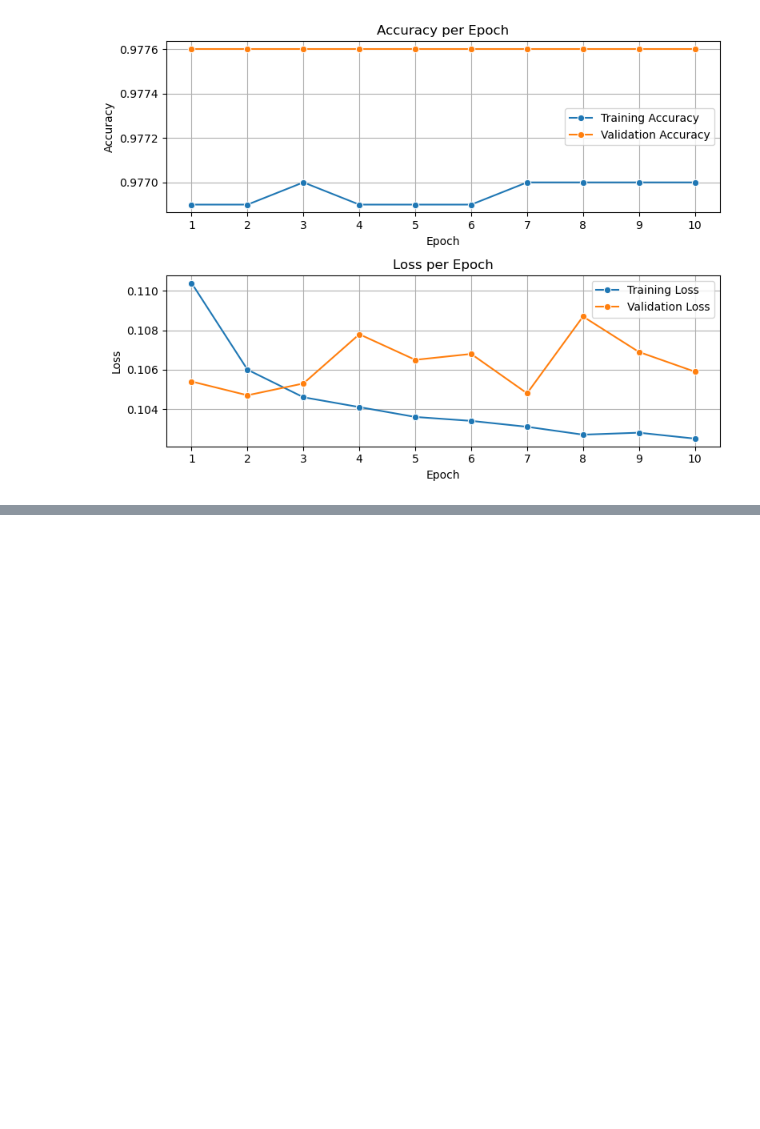
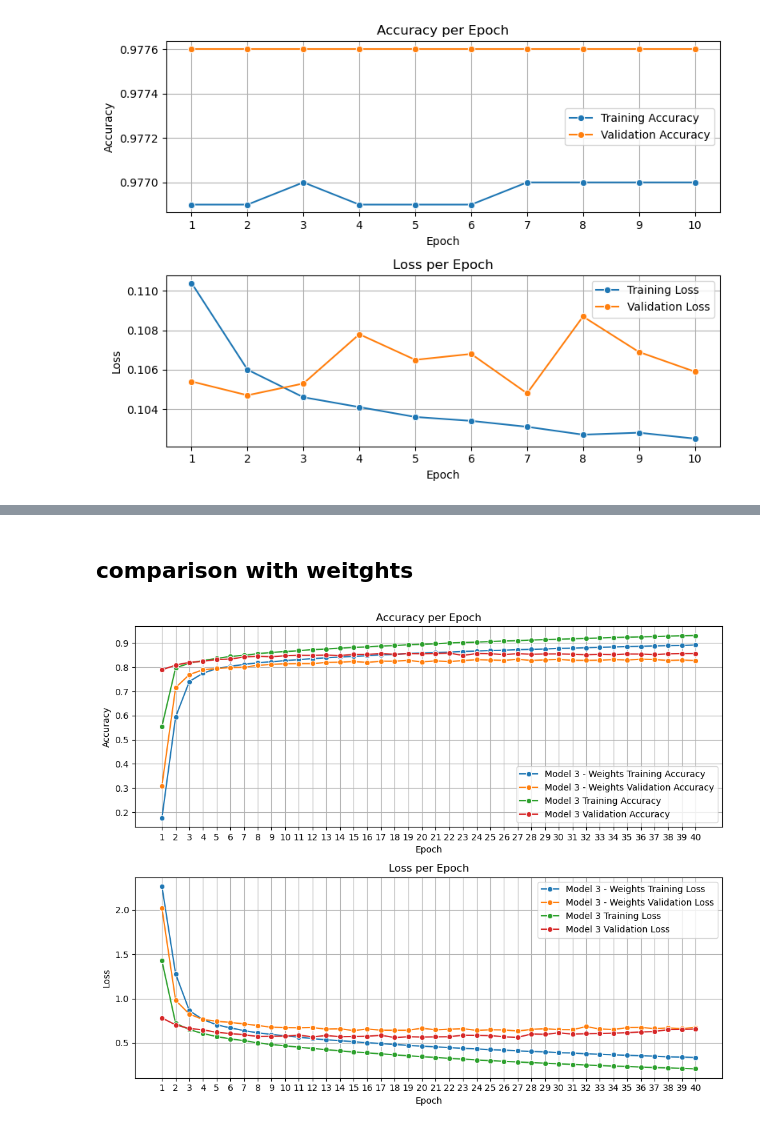
Before and after one commit to ThanAid/Chord-Estimation-Thesis, a Jupyter notebook: notebooks/results.ipynb, the cells around one changed output, grey strips where cells are left out. Saved outputs shown, nothing was run; the diff lists cells and outputs as text; code cells hidden in the pictures; blank space fills up the shorter version.

```diff
--- a/notebooks/results.ipynb
+++ b/notebooks/results.ipynb
@@ -272,0 +346,76 @@ plt.show()
+# %% [markdown]
+## comparison with weitghts
+# %%
+# Model 3 - Root (New accuracy and loss data)
+train_loss_model3 = [1.4262, 0.7221, 0.6504, 0.6063, 0.5723, 0.5456, 0.5259, 0.5012, 0.4822, 0.4680,
+                  0.4526, 0.4386, 0.4244, 0.4119, 0.3984, 0.3895, 0.3772, 0.3668, 0.3554, 0.3464,
+                  0.3367, 0.3268, 0.3187, 0.3087, 0.3012, 0.2925, 0.2862, 0.2782, 0.2714, 0.2654,
+                  0.2579, 0.2511, 0.2463, 0.2387, 0.2345, 0.2286, 0.2226, 0.2184, 0.2129, 0.2084]
+train_accuracy_model3 = [0.5554, 0.7977, 0.8165, 0.8280, 0.8364, 0.8448, 0.8496, 0.8563, 0.8613, 0.8648,
+                      0.8687, 0.8728, 0.8757, 0.8788, 0.8825, 0.8841, 0.8877, 0.8900, 0.8930, 0.8950,
+                      0.8974, 0.9001, 0.9024, 0.9043, 0.9063, 0.9085, 0.9102, 0.9127, 0.9143, 0.9157,
+                      0.9179, 0.9196, 0.9210, 0.9231, 0.9243, 0.9259, 0.9272, 0.9287, 0.9300, 0.9313]
+val_loss_model3 = [0.7823, 0.7041, 0.6629, 0.6475, 0.6200, 0.6060, 0.5929, 0.5729, 0.5745, 0.5767,
+                0.5889, 0.5680, 0.5838, 0.5706, 0.5723, 0.5753, 0.5868, 0.5613, 0.5704, 0.5672,
+                0.5689, 0.5703, 0.5876, 0.5862, 0.5827, 0.5694, 0.5636, 0.6014, 0.5973, 0.6146,
+                0.6005, 0.6049, 0.6076, 0.6103, 0.6154, 0.6245, 0.6290, 0.6509, 0.6519, 0.6562]
+val_accuracy_model3 = [0.7892, 0.8089, 0.8204, 0.8245, 0.8321, 0.8338, 0.8426, 0.8455, 0.8436, 0.8478,
+                    0.8493, 0.8491, 0.8502, 0.8483, 0.8533, 0.8534, 0.8566, 0.8539, 0.8563, 0.8557,
+                    0.8565, 0.8586, 0.8492, 0.8569, 0.8559, 0.8529, 0.8561, 0.8540, 0.8550, 0.8552,
+                    0.8541, 0.8521, 0.8538, 0.8526, 0.8549, 0.8547, 0.8528, 0.8555, 0.8564, 0.8566]
+
+
+# Data for Model 3 with weights
+train_loss_model2 = [2.2651, 1.2793, 0.8645, 0.7642, 0.7052, 0.6700, 0.6393, 0.6145, 0.5972, 0.5800,
+                     0.5649, 0.5494, 0.5355, 0.5268, 0.5142, 0.5028, 0.4928, 0.4837, 0.4719, 0.4649,
+                     0.4556, 0.4486, 0.4395, 0.4329, 0.4246, 0.4196, 0.4108, 0.4052, 0.3997, 0.3901,
+                     0.3878, 0.3778, 0.3723, 0.3672, 0.3613, 0.3560, 0.3512, 0.3440, 0.3412, 0.3357]
+train_accuracy_model2 = [0.1764, 0.5942, 0.7410, 0.7755, 0.7943, 0.8038, 0.8120, 0.8184, 0.8227, 0.8273,
+                         0.8317, 0.8353, 0.8393, 0.8419, 0.8453, 0.8477, 0.8515, 0.8530, 0.8569, 0.8588,
+                         0.8616, 0.8624, 0.8653, 0.8674, 0.8694, 0.8702, 0.8728, 0.8743, 0.8757, 0.8780,
+                         0.8787, 0.8811, 0.8827, 0.8840, 0.8855, 0.8865, 0.8883, 0.8898, 0.8905, 0.8921]
+val_loss_model2 = [2.0211, 0.9807, 0.8263, 0.7647, 0.7447, 0.7321, 0.7155, 0.6975, 0.6780, 0.6727,
+                   0.6712, 0.6738, 0.6565, 0.6593, 0.6406, 0.6562, 0.6449, 0.6436, 0.6438, 0.6658,
+                   0.6478, 0.6545, 0.6599, 0.6425, 0.6489, 0.6473, 0.6344, 0.6535, 0.6597, 0.6505,
+                   0.6495, 0.6846, 0.6574, 0.6509, 0.6739, 0.6750, 0.6628, 0.6700, 0.6622, 0.6762]
+val_accuracy_model2 = [0.3098, 0.7158, 0.7696, 0.7895, 0.7946, 0.7986, 0.8000, 0.8080, 0.8117, 0.8142,
+                       0.8151, 0.8152, 0.8198, 0.8208, 0.8239, 0.8198, 0.8252, 0.8250, 0.8280, 0.8227,
+                       0.8262, 0.8238, 0.8273, 0.8316, 0.8299, 0.8283, 0.8333, 0.8280, 0.8306, 0.8327,
+                       0.8287, 0.8284, 0.8291, 0.8319, 0.8301, 0.8333, 0.8322, 0.8279, 0.8297, 0.8275]
+
+epochs = range(1, len(train_loss_model2) + 1)
+
+
+# Plot
+plt.figure(figsize=(10, 8))
+
+# Accuracy plot
+plt.subplot(2, 1, 1)
+sns.lineplot(x=epochs, y=train_accuracy_model2, label='Model 3 - Weights Training Accuracy', marker='o')
+sns.lineplot(x=epochs, y=val_accuracy_model2, label='Model 3 - Weights Validation Accuracy', marker='o')
+sns.lineplot(x=epochs, y=train_accuracy_model3, label='Model 3 Training Accuracy', marker='o')
+sns.lineplot(x=epochs, y=val_accuracy_model3, label='Model 3 Validation Accuracy', marker='o')
+plt.title('Accuracy per Epoch')
+plt.xlabel('Epoch')
+plt.ylabel('Accuracy')
+plt.xticks(epochs)
+plt.legend()
+plt.grid(True)
+
+# Loss plot
+plt.subplot(2, 1, 2)
+sns.lineplot(x=epochs, y=train_loss_model2, label='Model 3 - Weights Training Loss', marker='o')
+sns.lineplot(x=epochs, y=val_loss_model2, label='Model 3 - Weights Validation Loss', marker='o')
+sns.lineplot(x=epochs, y=train_loss_model3, label='Model 3 Training Loss', marker='o')
+sns.lineplot(x=epochs, y=val_loss_model3, label='Model 3 Validation Loss', marker='o')
+plt.title('Loss per Epoch')
+plt.xlabel('Epoch')
+plt.ylabel('Loss')
+plt.xticks(epochs)
+plt.legend()
+plt.grid(True)
+
+plt.tight_layout()
+plt.show()
+# %% [output]
+[figure, added]
```
Also changed, not shown: parts of 17 cells of this notebook, 1 other file.
